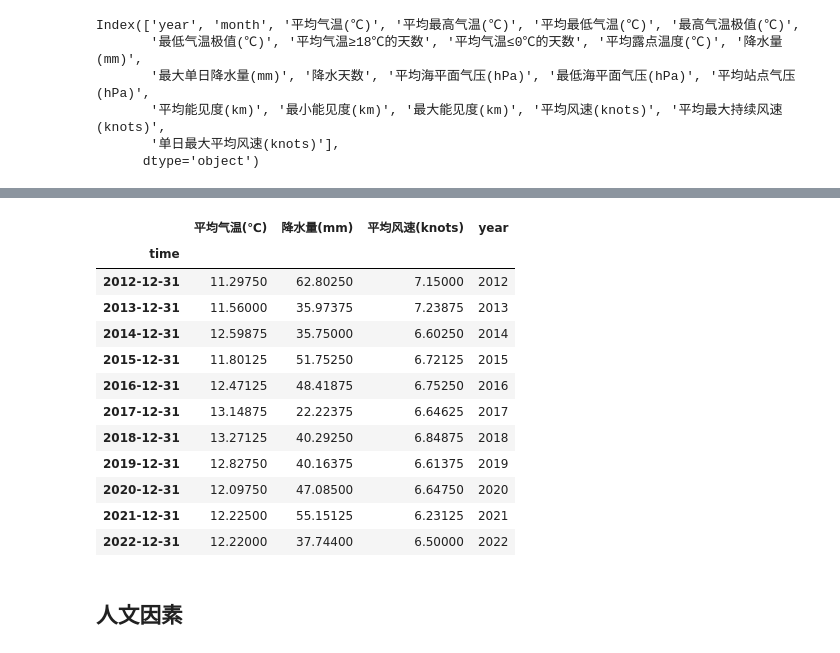
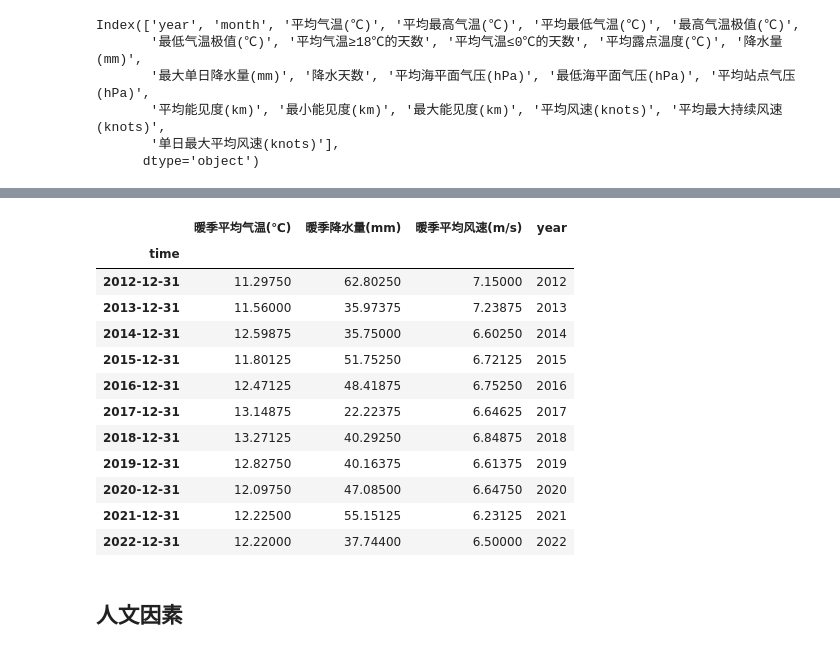
Before and after one commit to cgsdfc/huawei-cup19-problem-e, a Jupyter notebook: 问题4-数据预处理.ipynb, the cells around one changed output, grey strips where cells are left out. Drawn from its saved outputs; the diff is of its cells as text; code cells hidden in the pictures.

```diff
--- a/问题4-数据预处理.ipynb
+++ b/问题4-数据预处理.ipynb
@@ -72,21 +55,32 @@ df
-# %%
-df=df.resample('1Y').mean().drop(columns='month')
-df['year']=df['year'].astype(int)
-df
-# %% [output]
-|  | 平均气温(℃) | 降水量(mm) | 平均风速(knots) | year |
-| time |  |  |  |  |
-| 2012-12-31 | 11.29750 | 62.80250 | 7.15000 | 2012 |
-| 2013-12-31 | 11.56000 | 35.97375 | 7.23875 | 2013 |
-| 2014-12-31 | 12.59875 | 35.75000 | 6.60250 | 2014 |
-| 2015-12-31 | 11.80125 | 51.75250 | 6.72125 | 2015 |
-| 2016-12-31 | 12.47125 | 48.41875 | 6.75250 | 2016 |
-| 2017-12-31 | 13.14875 | 22.22375 | 6.64625 | 2017 |
-| 2018-12-31 | 13.27125 | 40.29250 | 6.84875 | 2018 |
-| 2019-12-31 | 12.82750 | 40.16375 | 6.61375 | 2019 |
-| 2020-12-31 | 12.09750 | 47.08500 | 6.64750 | 2020 |
-| 2021-12-31 | 12.22500 | 55.15125 | 6.23125 | 2021 |
-| 2022-12-31 | 12.22000 | 37.74400 | 6.50000 | 2022 |
+# %%
+COLS=['平均气温(℃)','降水量(mm)', '平均风速(knots)','month','year']
+df=df[COLS]
+
+WARM_SEASON=list(range(3,11))
+df=df[df.month.isin(WARM_SEASON)]
+
+df=df.resample('1Y').mean().drop(columns='month')
+df['year']=df['year'].astype(int)
+df.rename(columns={
+    '平均气温(℃)': TEMP,
+    '降水量(mm)':RAIN,
+    '平均风速(knots)': WIND,
+}, inplace=True)
+df
+# %% [output]
+|  | 暖季平均气温(℃) | 暖季降水量(mm) | 暖季平均风速(m/s) | year |
+| time |  |  |  |  |
+| 2012-12-31 | 11.29750 | 62.80250 | 7.15000 | 2012 |
+| 2013-12-31 | 11.56000 | 35.97375 | 7.23875 | 2013 |
+| 2014-12-31 | 12.59875 | 35.75000 | 6.60250 | 2014 |
+| 2015-12-31 | 11.80125 | 51.75250 | 6.72125 | 2015 |
+| 2016-12-31 | 12.47125 | 48.41875 | 6.75250 | 2016 |
+| 2017-12-31 | 13.14875 | 22.22375 | 6.64625 | 2017 |
+| 2018-12-31 | 13.27125 | 40.29250 | 6.84875 | 2018 |
+| 2019-12-31 | 12.82750 | 40.16375 | 6.61375 | 2019 |
+| 2020-12-31 | 12.09750 | 47.08500 | 6.64750 | 2020 |
+| 2021-12-31 | 12.22500 | 55.15125 | 6.23125 | 2021 |
+| 2022-12-31 | 12.22000 | 37.74400 | 6.50000 | 2022 |
 # %%
 df.to_csv('问题4-气候因素-预处理.csv')
 # %% [markdown]
```
Also changed, not shown: parts of 10 cells of this notebook, 7 other files.
